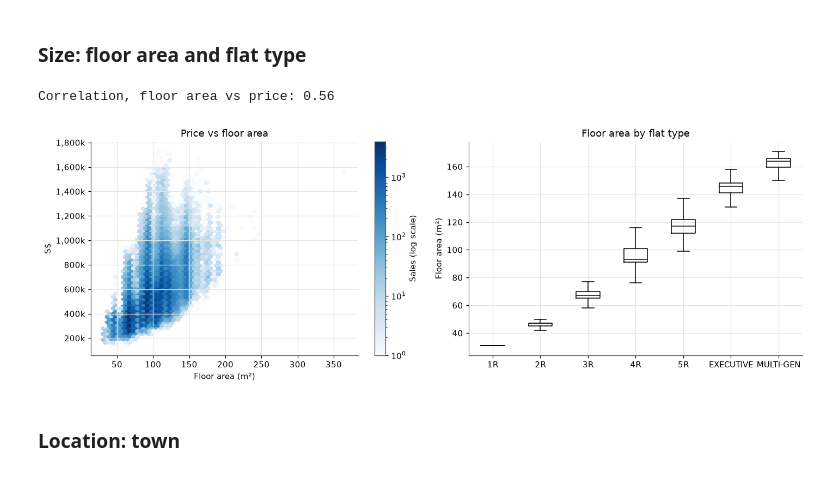
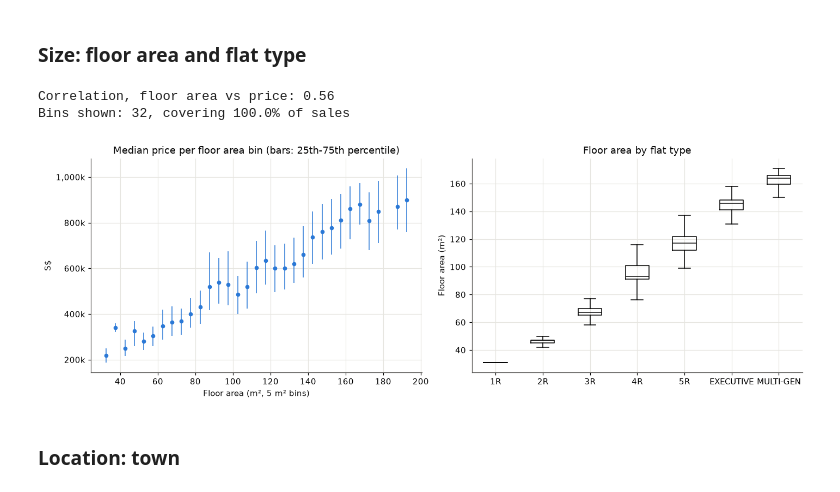
Before and after one commit to bjayles/machine-learning, a Jupyter notebook: projects/01-hdb-resale/notebooks/01-eda.ipynb, the cells around one changed output. Cells and saved outputs as stored; diff of their text form; code cells hidden in the pictures.

```diff
--- a/projects/01-hdb-resale/notebooks/01-eda.ipynb
+++ b/projects/01-hdb-resale/notebooks/01-eda.ipynb
@@ -256,49 +255,65 @@ eda[
 # %% [markdown]
 ### Size: floor area and flat type
 # %%
-# Price vs floor area: 240k points, so a density plot (darker = more sales) instead of a scatter
+# Price vs floor area, binned: median price per 5 m² bin, error bar = 25th to 75th percentile
 fig, (ax_area, ax_type) = plt.subplots(1, 2, figsize=(13, 4.5))
 
-hb = ax_area.hexbin(
-    eda["floor_area_sqm"],
-    eda["resale_price"],
-    gridsize=60,
-    cmap="Blues",
-    mincnt=1,
-    bins="log",
+area_bin = (eda["floor_area_sqm"] // 5) * 5 + 2.5  # bin centre, e.g. 67 m² -> 67.5
+binned = eda.groupby(area_bin)["resale_price"].agg(
+    median="median",
+    q25=lambda s: s.quantile(0.25),
+    q75=lambda s: s.quantile(0.75),
+    size="size",
+)
+binned = binned[binned["size"] >= 50]  # a median from a handful of sales is noise
+
+ax_area.errorbar(
+    binned.index,
+    binned["median"],
+    yerr=[binned["median"] - binned["q25"], binned["q75"] - binned["median"]],
+    fmt="o",
+    markersize=4,
+    color=SERIES[0],
+    ecolor=SERIES[0],
+    elinewidth=1,
 )
 ax_area.yaxis.set_major_formatter(thousands)
-ax_area.set(title="Price vs floor area", xlabel="Floor area (m²)", ylabel="S$")
-fig.colorbar(hb, ax=ax_area, label="Sales (log scale)")
+ax_area.set(
+    title="Median price per floor area bin (bars: 25th-75th percentile)",
+    xlabel="Floor area (m², 5 m² bins)",
+    ylabel="S$",
+)
 
 # Floor area per flat type, ordered from smallest to largest
 type_order = [
     "1 ROOM",
     "2 ROOM",
     "3 ROOM",
     "4 ROOM",
     "5 ROOM",
     "EXECUTIVE",
     "MULTI-GENERATION",
 ]
 ax_type.boxplot(
     [eda.loc[eda["flat_type"] == t, "floor_area_sqm"] for t in type_order],
     tick_labels=[
         t.replace(" ROOM", "R").replace("MULTI-GENERATION", "MULTI-GEN")
         for t in type_order
     ],
     showfliers=False,
     medianprops={"color": "#0b0b0b"},
 )
 ax_type.set(title="Floor area by flat type", ylabel="Floor area (m²)")
 plt.tight_layout()
 
 print(
     f"Correlation, floor area vs price: {eda['floor_area_sqm'].corr(eda['resale_price']):.2f}"
 )
+print(f"Bins shown: {len(binned)}, covering {binned['size'].sum() / len(eda):.1%} of sales")
 # %% [output]
 Correlation, floor area vs price: 0.56
+Bins shown: 32, covering 100.0% of sales
-[figure, old version]
+[figure, new version]
 # %% [markdown]
 ### Location: town
 # %%
```
Also changed, not shown: parts of 10 cells of this notebook.
